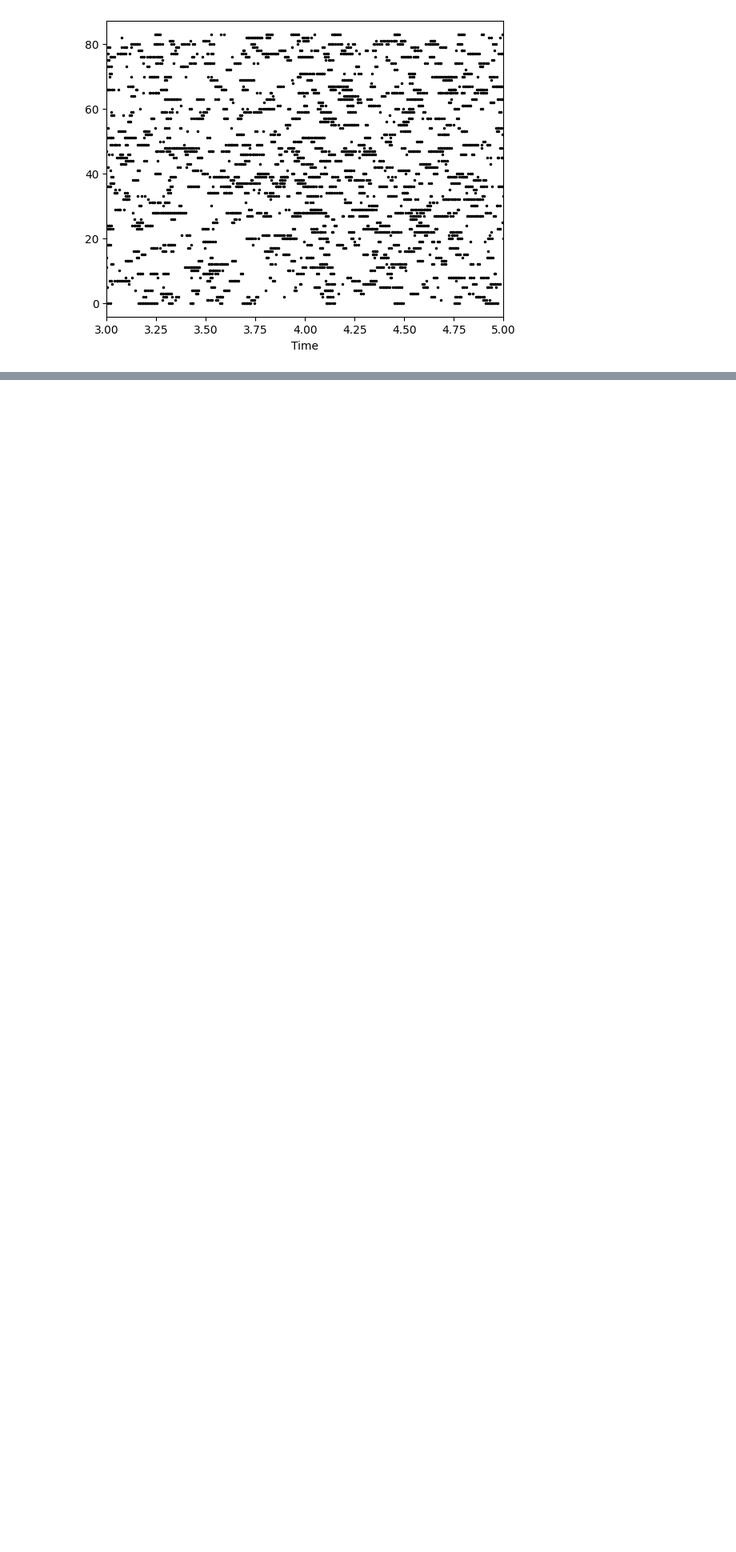
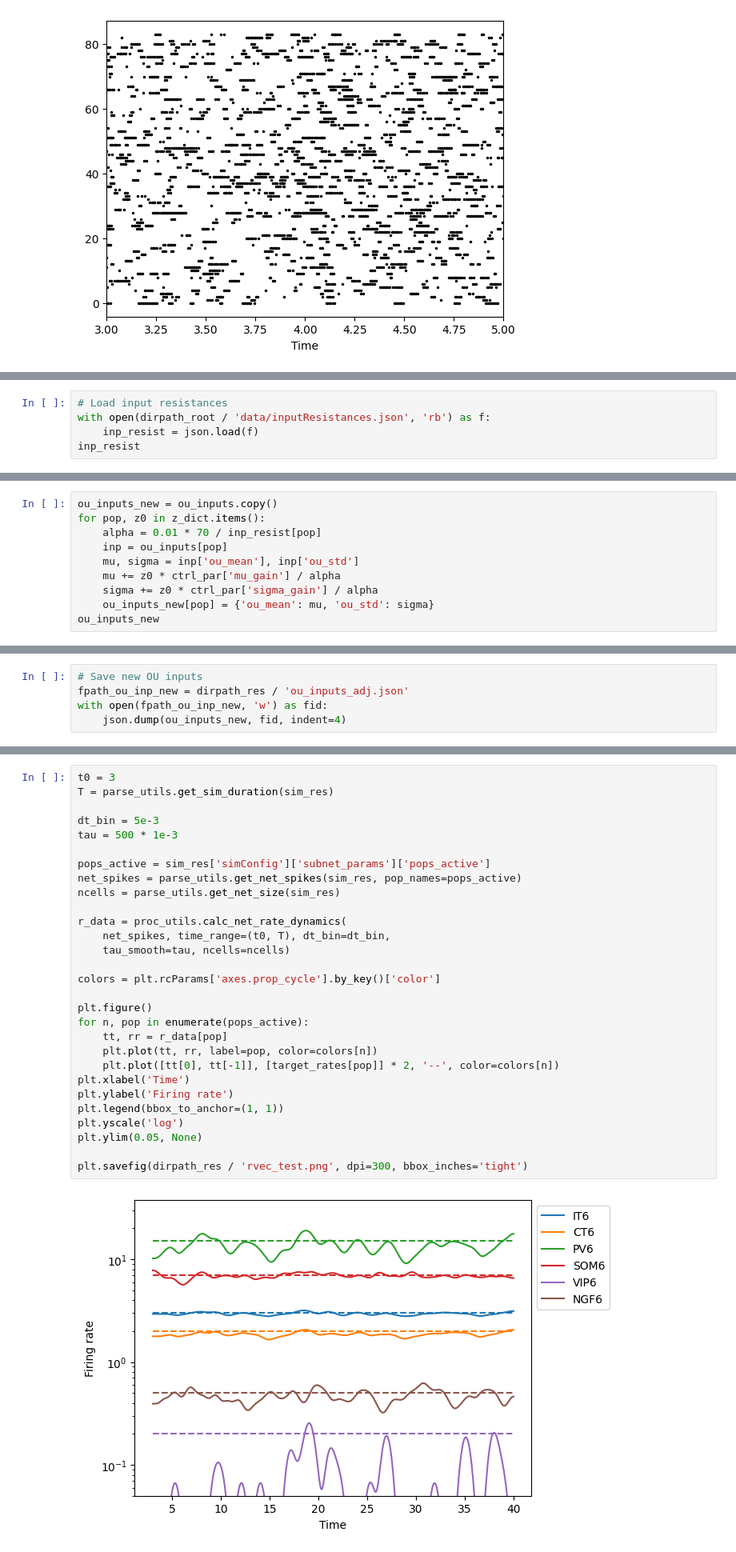
Before and after one commit to smcelroy97/A1, a Jupyter notebook: exp_configs/batch_i_ougrid_unconn_state1_nosub_wmult_0.1/explore_result.ipynb, the cells around one changed output, grey strips where cells are left out. Shown at 80% size. Cells and saved outputs as stored; diff of their text form; blank space fills up the shorter version.

```diff
--- a/exp_configs/batch_i_ougrid_unconn_state1_nosub_wmult_0.1/explore_result.ipynb
+++ b/exp_configs/batch_i_ougrid_unconn_state1_nosub_wmult_0.1/explore_result.ipynb
@@ -358,0 +475,5 @@ plt.xlim(3, 5)
+# %%
+# Load input resistances
+with open(dirpath_root / 'data/inputResistances.json', 'rb') as f:
+    inp_resist = json.load(f)
+inp_resist
@@ -358,0 +498,10 @@ plt.xlim(3, 5)
+# %%
+ou_inputs_new = ou_inputs.copy()
+for pop, z0 in z_dict.items():
+    alpha = 0.01 * 70 / inp_resist[pop]
+    inp = ou_inputs[pop]
+    mu, sigma = inp['ou_mean'], inp['ou_std']
+    mu += z0 * ctrl_par['mu_gain'] / alpha
+    sigma += z0 * ctrl_par['sigma_gain'] / alpha
+    ou_inputs_new[pop] = {'ou_mean': mu, 'ou_std': sigma}
+ou_inputs_new
@@ -358,0 +526,5 @@ plt.xlim(3, 5)
+# %%
+# Save new OU inputs
+fpath_ou_inp_new = dirpath_res / 'ou_inputs_adj.json'
+with open(fpath_ou_inp_new, 'w') as fid:
+    json.dump(ou_inputs_new, fid, indent=4)
@@ -358,0 +568,31 @@ plt.xlim(3, 5)
+# %%
+t0 = 3
+T = parse_utils.get_sim_duration(sim_res)
+
+dt_bin = 5e-3
+tau = 500 * 1e-3
+
+pops_active = sim_res['simConfig']['subnet_params']['pops_active']
+net_spikes = parse_utils.get_net_spikes(sim_res, pop_names=pops_active)
+ncells = parse_utils.get_net_size(sim_res)
+
+r_data = proc_utils.calc_net_rate_dynamics(
+    net_spikes, time_range=(t0, T), dt_bin=dt_bin,
+    tau_smooth=tau, ncells=ncells)
+
+colors = plt.rcParams['axes.prop_cycle'].by_key()['color']
+
+plt.figure()
+for n, pop in enumerate(pops_active):
+    tt, rr = r_data[pop]
+    plt.plot(tt, rr, label=pop, color=colors[n])
+    plt.plot([tt[0], tt[-1]], [target_rates[pop]] * 2, '--', color=colors[n])
+plt.xlabel('Time')
+plt.ylabel('Firing rate')
+plt.legend(bbox_to_anchor=(1, 1))
+plt.yscale('log')
+plt.ylim(0.05, None)
+
+plt.savefig(dirpath_res / 'rvec_test.png', dpi=300, bbox_inches='tight')
+# %% [output]
+[figure, added]
```
Also changed, not shown: parts of 9 cells of this notebook, 2 other files.
